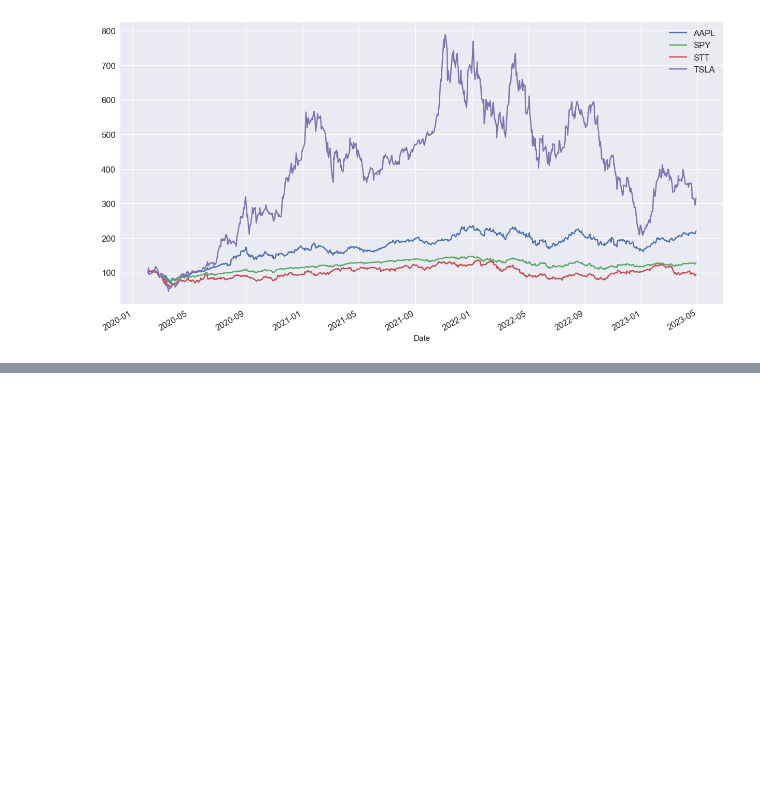
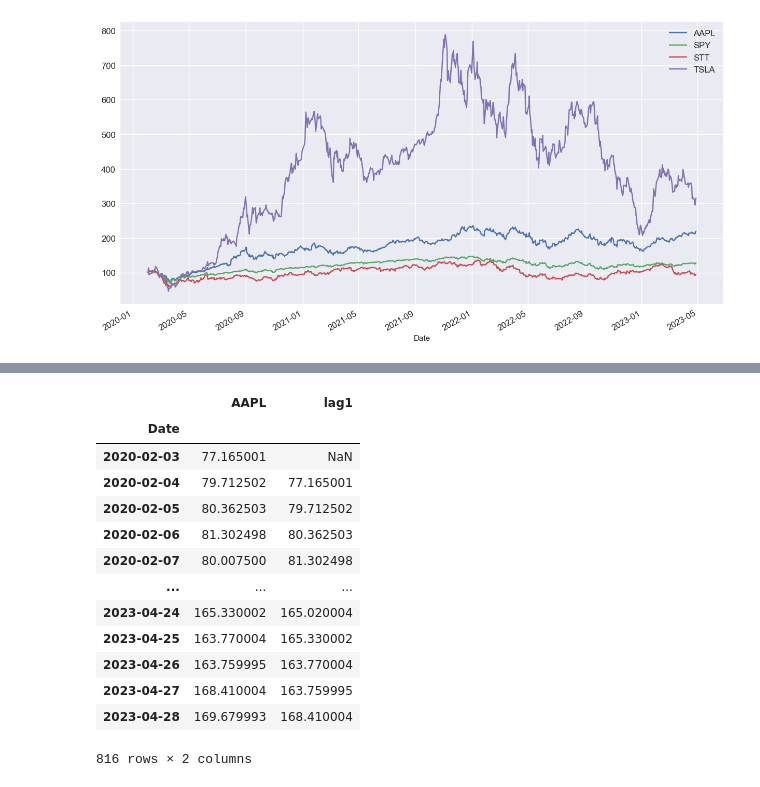
Before and after one commit to futuQuant/quant3hour, a Jupyter notebook: qt01.ipynb, the cells around one changed output, grey strips where cells are left out. Cells and saved outputs as stored; diff of their text form; code cells hidden in the pictures; blank space fills up the shorter version.

```diff
--- a/qt01.ipynb
+++ b/qt01.ipynb
@@ -198,0 +217,18 @@ plt.show()
+# %%
+aapl["lag1"] = aapl.shift(periods=1)
+aapl
+# %% [output]
+|  | AAPL | lag1 |
+| Date |  |  |
+| 2020-02-03 | 77.165001 | NaN |
+| 2020-02-04 | 79.712502 | 77.165001 |
+| 2020-02-05 | 80.362503 | 79.712502 |
+| 2020-02-06 | 81.302498 | 80.362503 |
+| 2020-02-07 | 80.007500 | 81.302498 |
+| ... | ... | ... |
+| 2023-04-24 | 165.330002 | 165.020004 |
+| 2023-04-25 | 163.770004 | 165.330002 |
+| 2023-04-26 | 163.759995 | 163.770004 |
+| 2023-04-27 | 168.410004 | 163.759995 |
+| 2023-04-28 | 169.679993 | 168.410004 |
+816 rows × 2 columns
```
Also changed, not shown: parts of 2 cells of this notebook.
